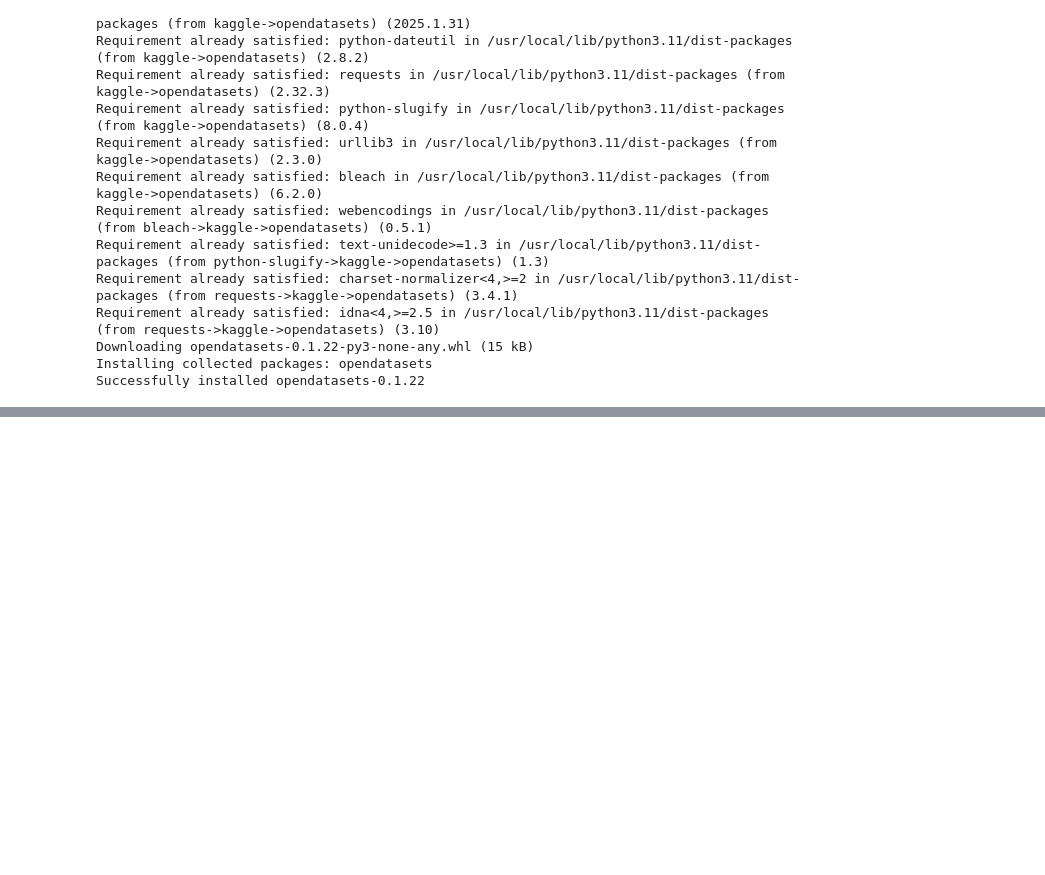
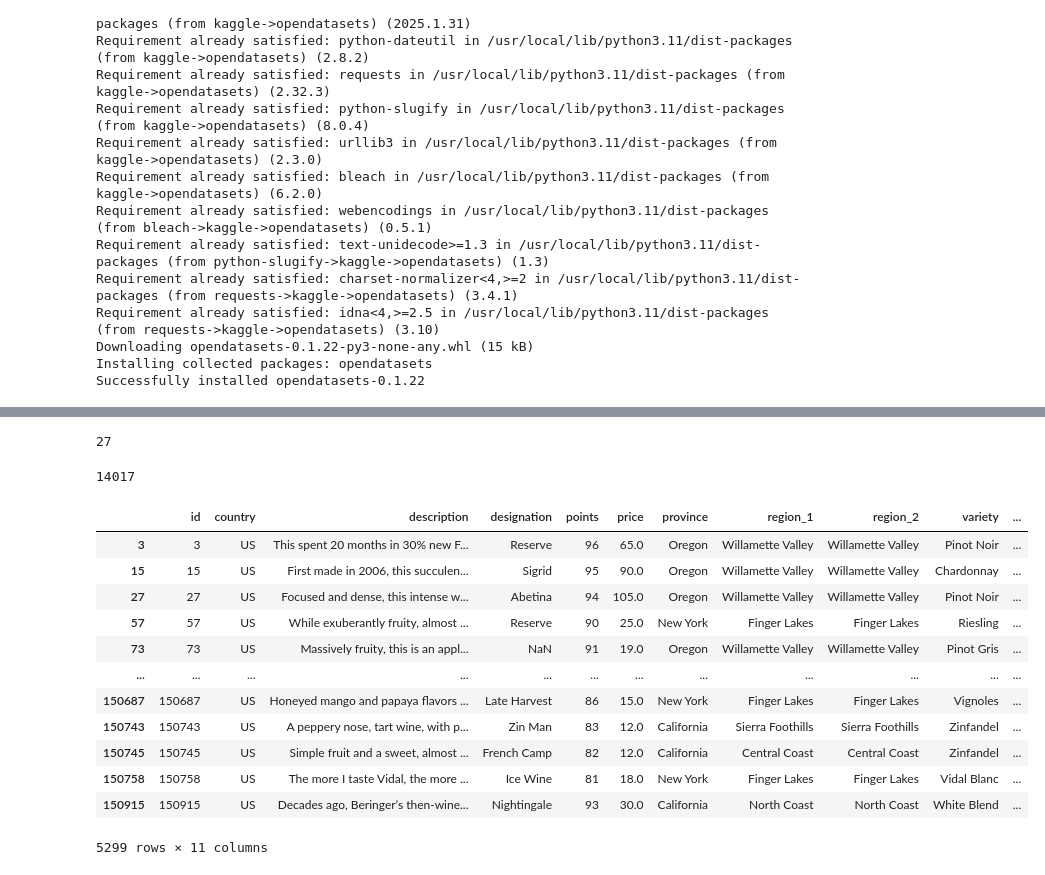
Before and after one commit to bpratham2001/Servilia, a Jupyter notebook: notebooks/Wine_Data.ipynb, the cells around one changed output, grey strips where cells are left out. Drawn from its saved outputs; the diff is of its cells as text; code cells hidden in the pictures; blank space fills up the shorter version.

```diff
--- a/notebooks/Wine_Data.ipynb
+++ b/notebooks/Wine_Data.ipynb
@@ -60,3 +61,4 @@ ValueError: Can only compare identically-labeled (both index and columns) DataFr
 # %%
+df1.rename(columns={'Unnamed: 0': 'id'}, inplace=True)
 df2.rename(columns={'Unnamed: 0': 'id'}, inplace=True)
-df2.head()
+#df['DataFrame Column'] = df['DataFrame Column'].fillna(0)
@@ -116,0 +90,18 @@ dtype: object
+# %%
+# fix countries in df1 and df2
+df1.at[1133, 'country'] = 'Greece'
+df1.at[1440, 'country'] = 'Turkey'
+df1.at[68226, 'country'] = 'Chile'
+df1.at[113016, 'country'] = 'Chile'
+df1.at[135696, 'country'] = 'Chile'
+
+#df2.at[?, 'country'] = '?'
+countries = {'Tsililis':'Greece', 'Büyülübağ':'Turkey', 'Chilcas':'Chile',
+             'Gotsa Family Wines':'Georgia', 'Barton & Guestier':'France',
+             'Kakhetia Traditional Winemaking':'Georgia', 'Ross-idi':'Bulgaria',
+             'Orbelus':'Bulgaria', 'St. Donat':'Hungary', 'Familia Deicas':'Uruguay','Bartho Eksteen':'South Africa',
+             'Stone Castle':'Kosovo', 'Teliani Valley':'Georgia', 'Undurraga':'Chile', 'Mt. Beautiful':'New Zealand',
+             'Neumeister':'Austria', 'Bachelder':'? US,CA,FR', 'Santa Ema':'Chile', 'Psagot':'Israel',
+             'Newton Johnson':'South Africa', 'Ktima Voyatzi':'', 'Lismore':'', 'Logodaj':'',
+             'Somlói Vándor':'', 'Les Frères Dutruy':'', 'El Capricho':'',
+             'Amiran Vepkhvadze':''}
@@ -116,0 +121,29 @@ dtype: object
+# %%
+country = set(np.concatenate((df1[df1['country'].isnull()].winery.unique(), df2[df2['country'].isnull()].winery.unique())))
+len(country)
+# %% [output]
+27
+# %%
+region = np.concatenate((df1[df1['region_1'].isnull()].winery.unique(), df2[df2['region_1'].isnull()].winery.unique()))
+region = np.concatenate((region, df1[df1['region_2'].isnull()].winery.unique()))
+region = set(np.concatenate((region, df2[df2['region_2'].isnull()].winery.unique())))
+len(region)
+# %% [output]
+14017
+# %%
+# reviews.loc[(reviews.country == 'Italy') & (reviews.points >= 90)]
+df1.loc[(df1.region_1 == df1.region_2) & (df1.region_1.notnull())]
+# %% [output]
+|  | id | country | description | designation | points | price | province | region_1 | region_2 | variety | ... |
+| 3 | 3 | US | This spent 20 months in 30% new F... | Reserve | 96 | 65.0 | Oregon | Willamette Valley | Willamette Valley | Pinot Noir | ... |
+| 15 | 15 | US | First made in 2006, this succulen... | Sigrid | 95 | 90.0 | Oregon | Willamette Valley | Willamette Valley | Chardonnay | ... |
+| 27 | 27 | US | Focused and dense, this intense w... | Abetina | 94 | 105.0 | Oregon | Willamette Valley | Willamette Valley | Pinot Noir | ... |
+| 57 | 57 | US | While exuberantly fruity, almost ... | Reserve | 90 | 25.0 | New York | Finger Lakes | Finger Lakes | Riesling | ... |
+| 73 | 73 | US | Massively fruity, this is an appl... | NaN | 91 | 19.0 | Oregon | Willamette Valley | Willamette Valley | Pinot Gris | ... |
+| ... | ... | ... | ... | ... | ... | ... | ... | ... | ... | ... | ... |
+| 150687 | 150687 | US | Honeyed mango and papaya flavors ... | Late Harvest | 86 | 15.0 | New York | Finger Lakes | Finger Lakes | Vignoles | ... |
+| 150743 | 150743 | US | A peppery nose, tart wine, with p... | Zin Man | 83 | 12.0 | California | Sierra Foothills | Sierra Foothills | Zinfandel | ... |
+| 150745 | 150745 | US | Simple fruit and a sweet, almost ... | French Camp | 82 | 12.0 | California | Central Coast | Central Coast | Zinfandel | ... |
+| 150758 | 150758 | US | The more I taste Vidal, the more ... | Ice Wine | 81 | 18.0 | New York | Finger Lakes | Finger Lakes | Vidal Blanc | ... |
+| 150915 | 150915 | US | Decades ago, Beringer’s then-wine... | Nightingale | 93 | 30.0 | California | North Coast | North Coast | White Blend | ... |
+5299 rows × 11 columns
```
Also changed, not shown: parts of 7 cells of this notebook.
